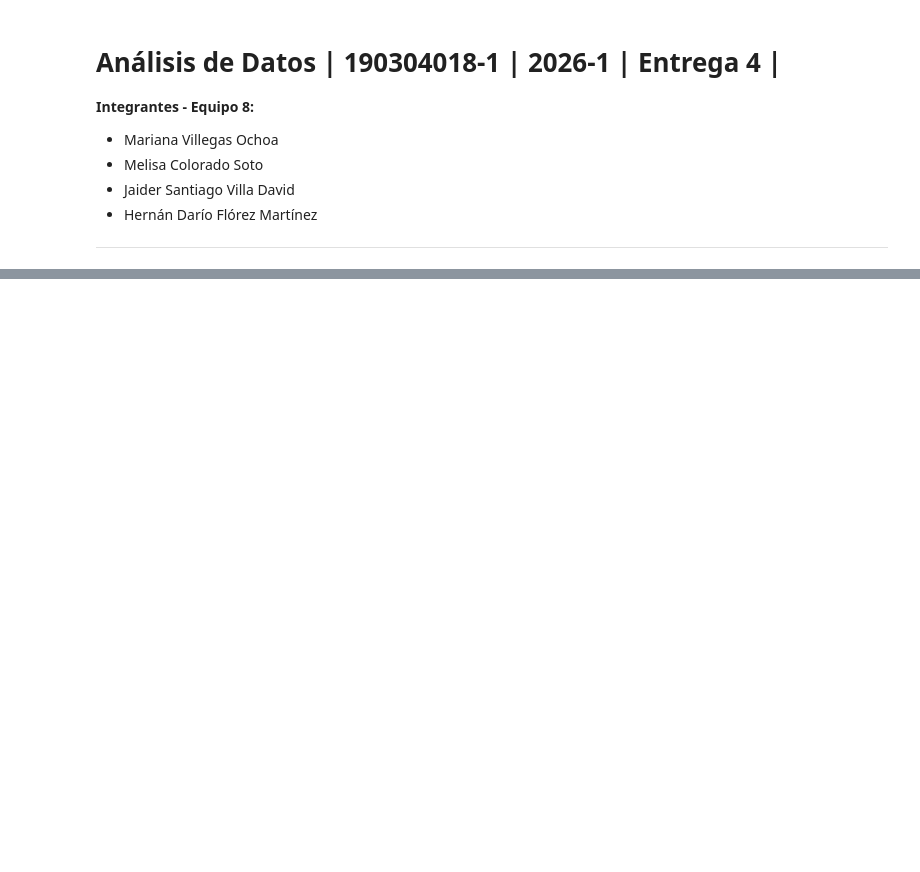
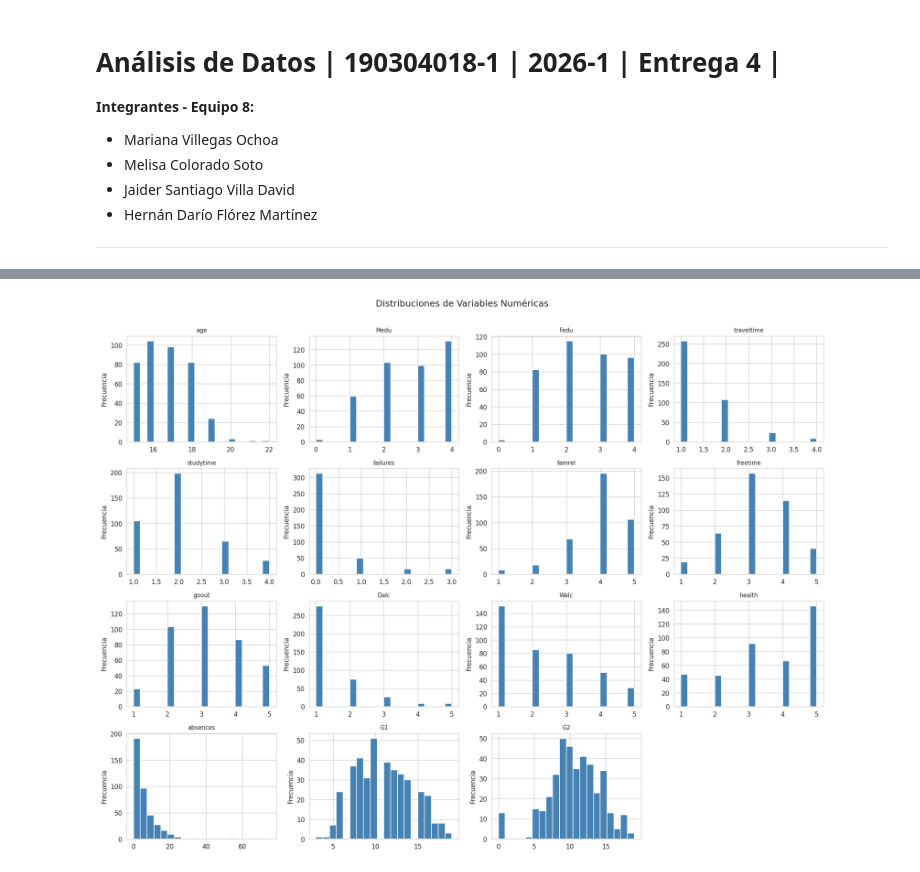
Before and after one commit to hdflorez/Entrega_4, a Jupyter notebook: Ej1_Student_Grade_Prediction.ipynb, the cells around one changed output, grey strips where cells are left out. Saved outputs shown, nothing was run; the diff lists cells and outputs as text; code cells hidden in the pictures; blank space fills up the shorter version.

Commit message:
Cargue configuración inicial, EDA, procesamiento de datos, entrenamiento y evaluación de modelos

```diff
--- a/Ej1_Student_Grade_Prediction.ipynb
+++ b/Ej1_Student_Grade_Prediction.ipynb
@@ -16,0 +58,25 @@ Recuperado de Kaggle: https://www.kaggle.com/datasets/dipam7/student-grade-predi
+# %%
+#Importe de librerías
+import pandas as pd
+import numpy as np
+import matplotlib.pyplot as plt
+import seaborn as sns
+from sklearn.model_selection import train_test_split, StratifiedKFold, cross_val_score
+from sklearn.preprocessing import StandardScaler, LabelEncoder, label_binarize
+from sklearn.impute import SimpleImputer
+from sklearn.linear_model import LogisticRegression
+from sklearn.neighbors import KNeighborsClassifier
+from sklearn.ensemble import RandomForestClassifier
+from sklearn.metrics import (accuracy_score, f1_score, precision_score,
+                             recall_score, classification_report,
+                             confusion_matrix, ConfusionMatrixDisplay)
+from sklearn.decomposition import PCA
+from sklearn.manifold import TSNE
+import warnings
+warnings.filterwarnings('ignore')
+
+sns.set_style("whitegrid")
+plt.rcParams['figure.dpi'] = 120
+RANDOM_STATE = 42
+
+print("Librerías cargadas correctamente.")
@@ -16,0 +182,21 @@ Recuperado de Kaggle: https://www.kaggle.com/datasets/dipam7/student-grade-predi
+# %%
+#Distribuciones de variables numéricas
+num_cols = df.select_dtypes(include=np.number).columns.tolist()
+num_cols = [c for c in num_cols if c not in [target_col]]
+
+n = len(num_cols)
+cols_plot = 4
+rows_plot = (n + cols_plot - 1) // cols_plot
+
+fig, axes = plt.subplots(rows_plot, cols_plot, figsize=(16, rows_plot * 3))
+axes = axes.flatten()
+for i, col in enumerate(num_cols):
+    axes[i].hist(df[col].dropna(), bins=20, color='steelblue', edgecolor='white')
+    axes[i].set_title(col, fontsize=9)
+    axes[i].set_ylabel('Frecuencia')
+for j in range(i + 1, len(axes)):
+    axes[j].set_visible(False)
+plt.suptitle('Distribuciones de Variables Numéricas', fontsize=14, y=1.01)
+plt.tight_layout(); plt.show()
+# %% [output]
+[figure, added]
```
Also changed, not shown: parts of 20 cells of this notebook.
